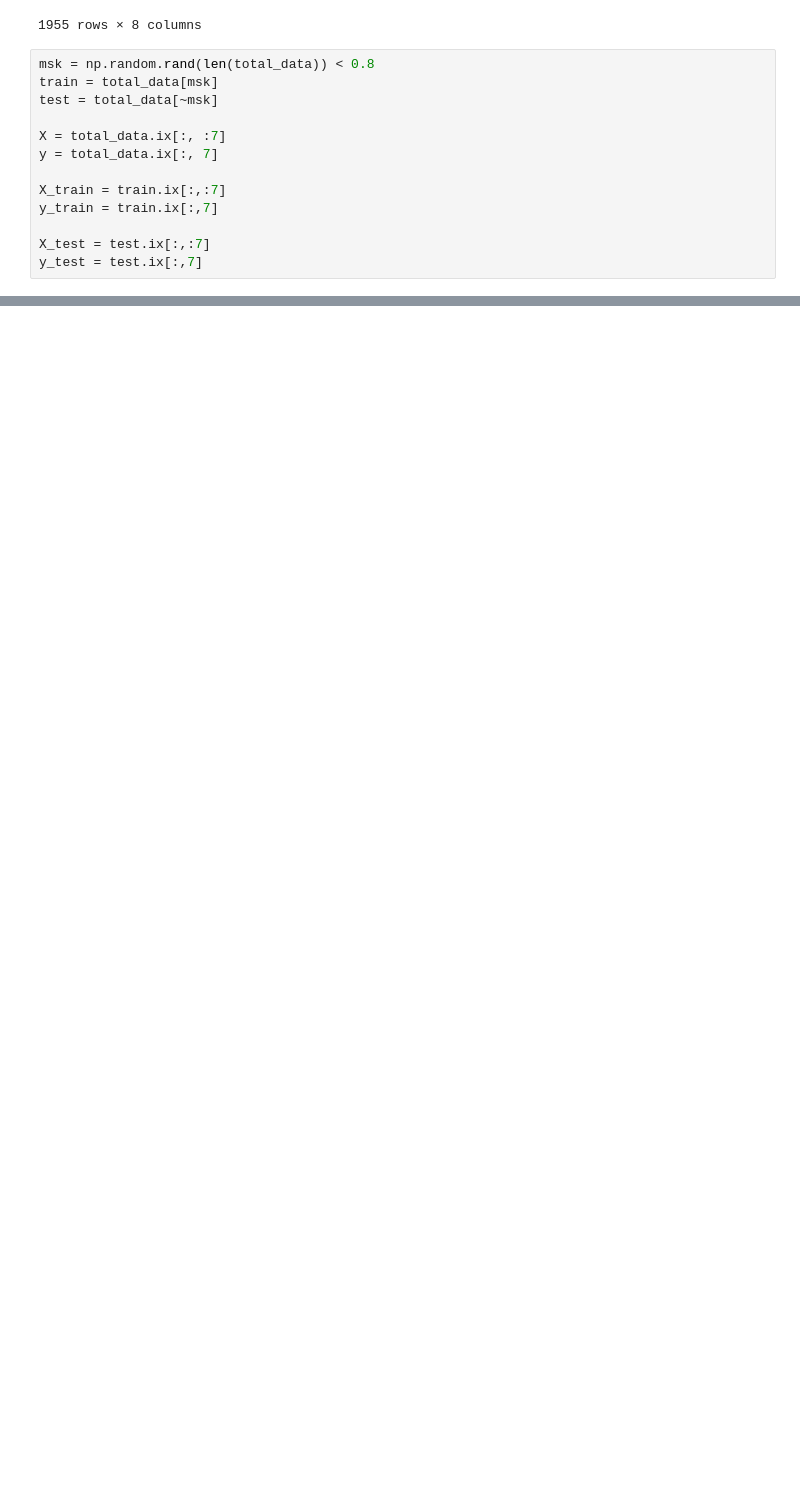
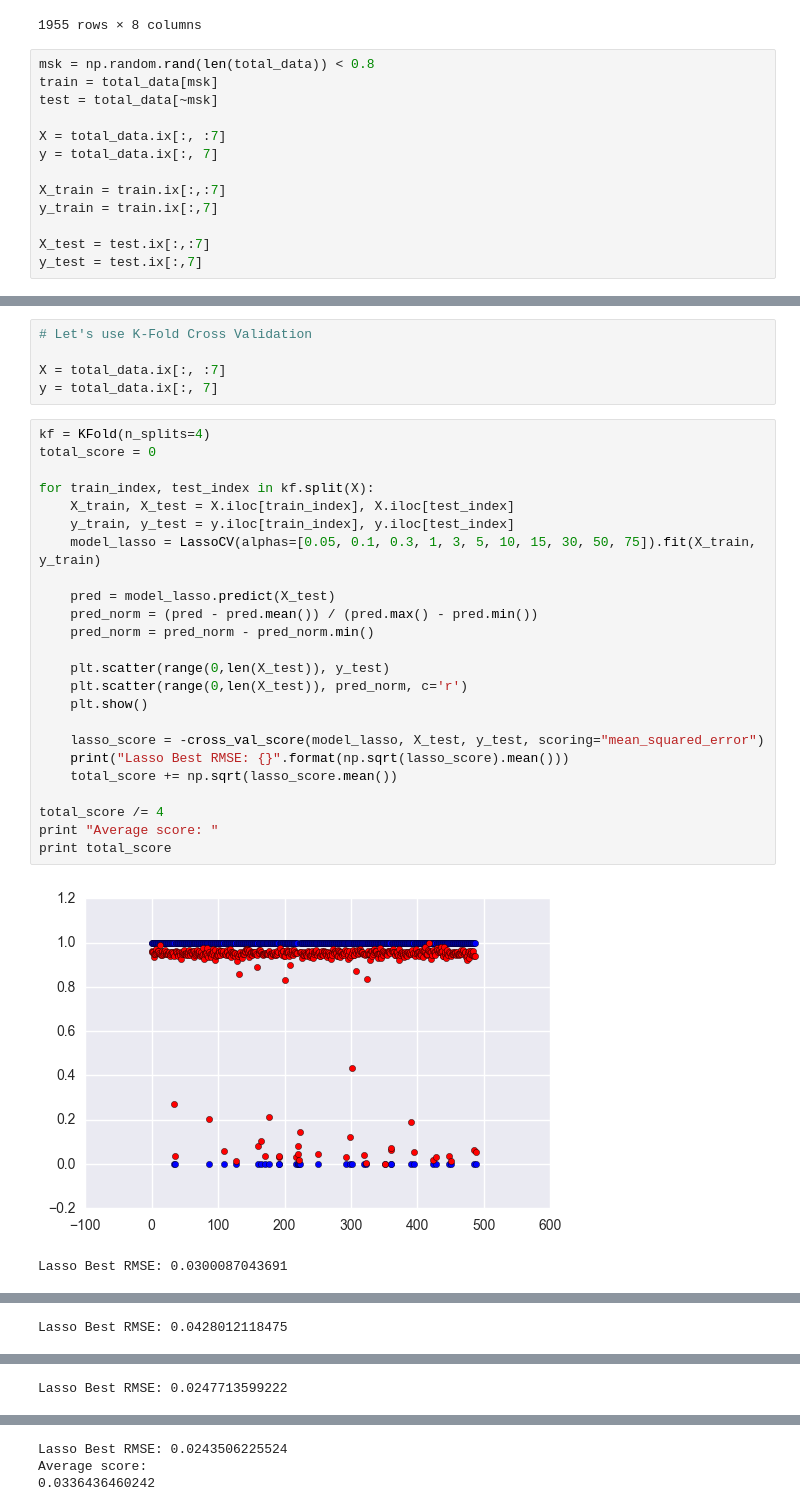
Before and after one commit to LolopoPro/PattsPapas, a Jupyter notebook: DataAnalysis.ipynb, the cells around one changed output, grey strips where cells are left out. Cells and saved outputs as stored; diff of their text form; blank space fills up the shorter version.

Commit message:
Updated with new regression models, and K-fold cross validation

```diff
--- a/DataAnalysis.ipynb
+++ b/DataAnalysis.ipynb
@@ -296,0 +284,32 @@ Lasso Best RMSE: 0.173797558662
+# %%
+# Let's use K-Fold Cross Validation
+
+X = total_data.ix[:, :7]
+y = total_data.ix[:, 7]
+# %%
+kf = KFold(n_splits=4)
+total_score = 0
+
+for train_index, test_index in kf.split(X):
+    X_train, X_test = X.iloc[train_index], X.iloc[test_index]
+    y_train, y_test = y.iloc[train_index], y.iloc[test_index]
+    model_lasso = LassoCV(alphas=[0.05, 0.1, 0.3, 1, 3, 5, 10, 15, 30, 50, 75]).fit(X_train, y_train)
+
+    pred = model_lasso.predict(X_test)
+    pred_norm = (pred - pred.mean()) / (pred.max() - pred.min())
+    pred_norm = pred_norm - pred_norm.min()
+
+    plt.scatter(range(0,len(X_test)), y_test)
+    plt.scatter(range(0,len(X_test)), pred_norm, c='r')
+    plt.show()
+
+    lasso_score = -cross_val_score(model_lasso, X_test, y_test, scoring="mean_squared_error")
+    print("Lasso Best RMSE: {}".format(np.sqrt(lasso_score).mean()))
+    total_score += np.sqrt(lasso_score.mean())
+
+total_score /= 4
+print "Average score: "
+print total_score
+# %% [output]
+[figure, added]
+Lasso Best RMSE: 0.0300087043691
@@ -296,0 +317 @@ Lasso Best RMSE: 0.173797558662
+Lasso Best RMSE: 0.0428012118475
@@ -296,0 +319 @@ Lasso Best RMSE: 0.173797558662
+Lasso Best RMSE: 0.0247713599222
@@ -296,0 +321,3 @@ Lasso Best RMSE: 0.173797558662
+Lasso Best RMSE: 0.0243506225524
+Average score:
+0.0336436460242
```
Also changed, not shown: parts of 18 cells of this notebook.
